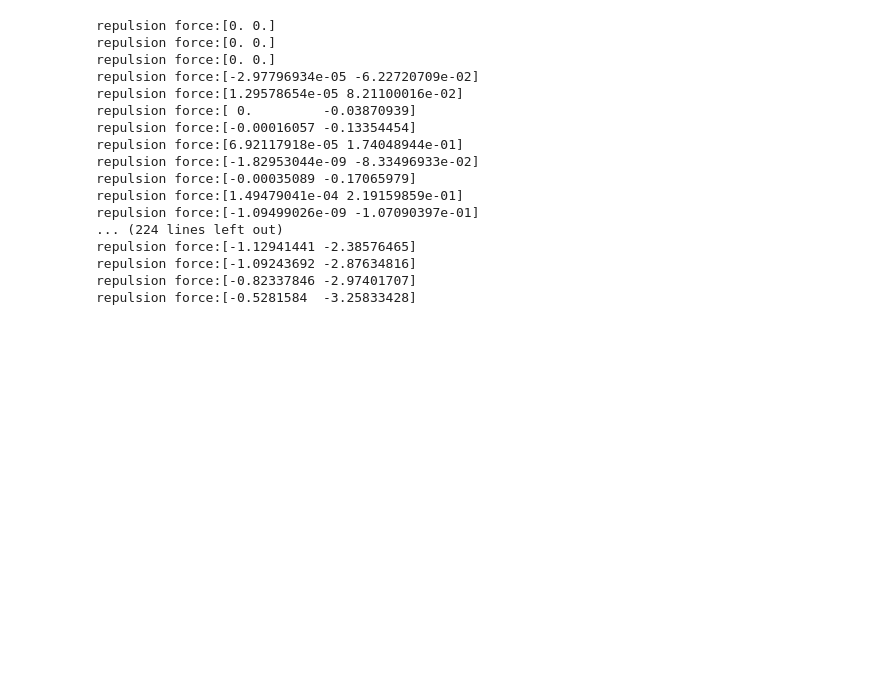
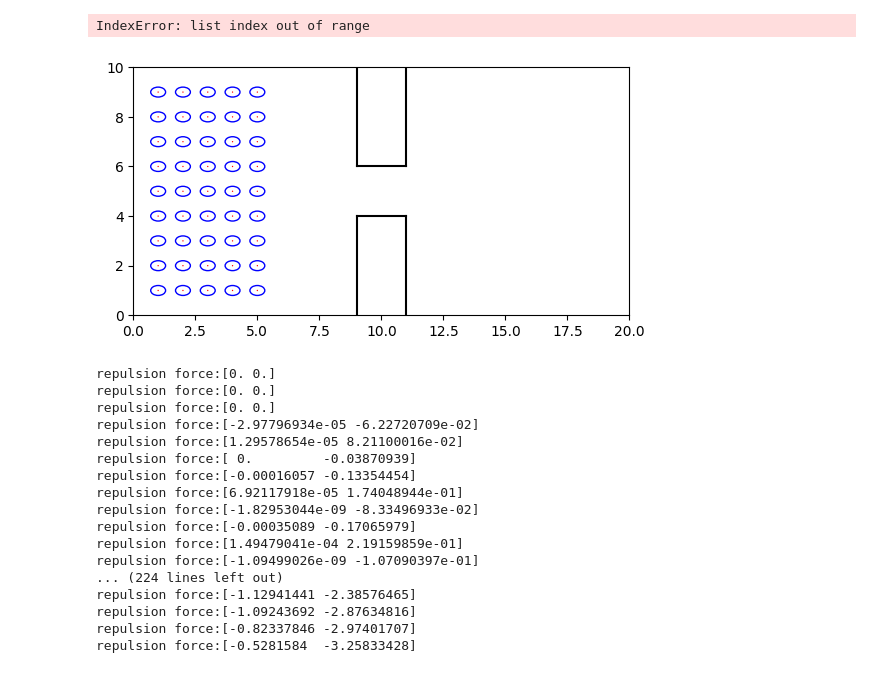
Before and after one commit to s2013568/DEM_test, a Jupyter notebook: Ageng_based_simulation/Force_based_model/test.ipynb, the cells around one changed output. Drawn from its saved outputs; the diff is of its cells as text; code cells hidden in the pictures; blank space fills up the shorter version.

```diff
--- a/Ageng_based_simulation/Force_based_model/test.ipynb
+++ b/Ageng_based_simulation/Force_based_model/test.ipynb
@@ -5,3 +18,28 @@ from main import GCFModel
+# %%
+env = Environment(width=20, height=10, bottleneck_width=2, bottleneck_height=2)
+
+# Parameters for agents
+a_min = 0.3  # minimum radius of the agent (safe distance)
+b_min = 0.1
+tau = 0.5
+f = 2
+start_pos = 1.0  # Starting position for both x and y
+end_pos = 5.0    # Ending position for both x and y
+spacing = 2 * a_min  # To prevent agents from touching, ensure spacing is at least 2 * a_min
+
+# Create agents positioned in a grid between x = 1 to 5 and y = 1 to 5
+agents = [
+    Agent(position=[x, y], velocity=[0.0, 0.0], a_min=a_min, b_min=b_min, tau=tau, f=f)
+    for x in range(1, 5 + 1)
+    for y in range(1, 9 + 1)
+]
+
+
+gcf_model = GCFModel(environment=env, agents=agents, time_constant=0.2)
+gcf_model.animate(steps=100, dt=0.1, interval=100, output_filename="crowd_simulation_social_force_ellipse.gif", show_forces=True)
+# %% [output]
+IndexError: list index out of range
+[figure, added]
 # %%
 env = Environment(width=20, height=10, bottleneck_width=2, bottleneck_height=2)
 agents = [
```
Also changed, not shown: parts of 3 cells of this notebook, 5 other files.
